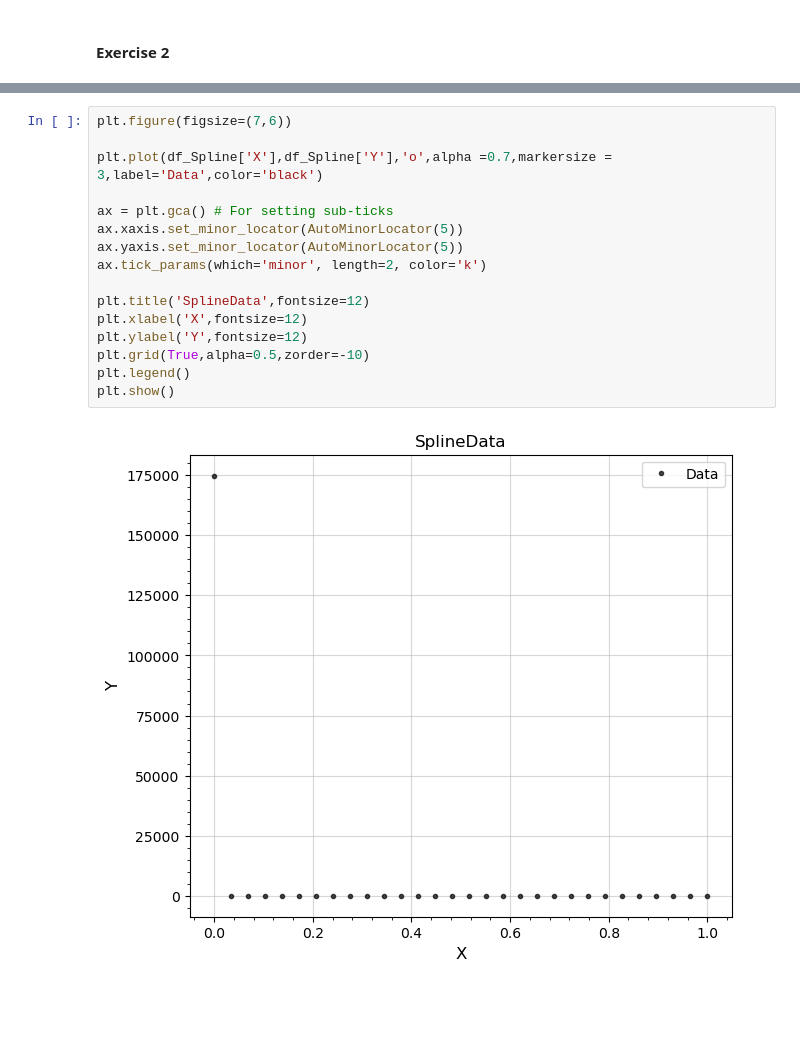
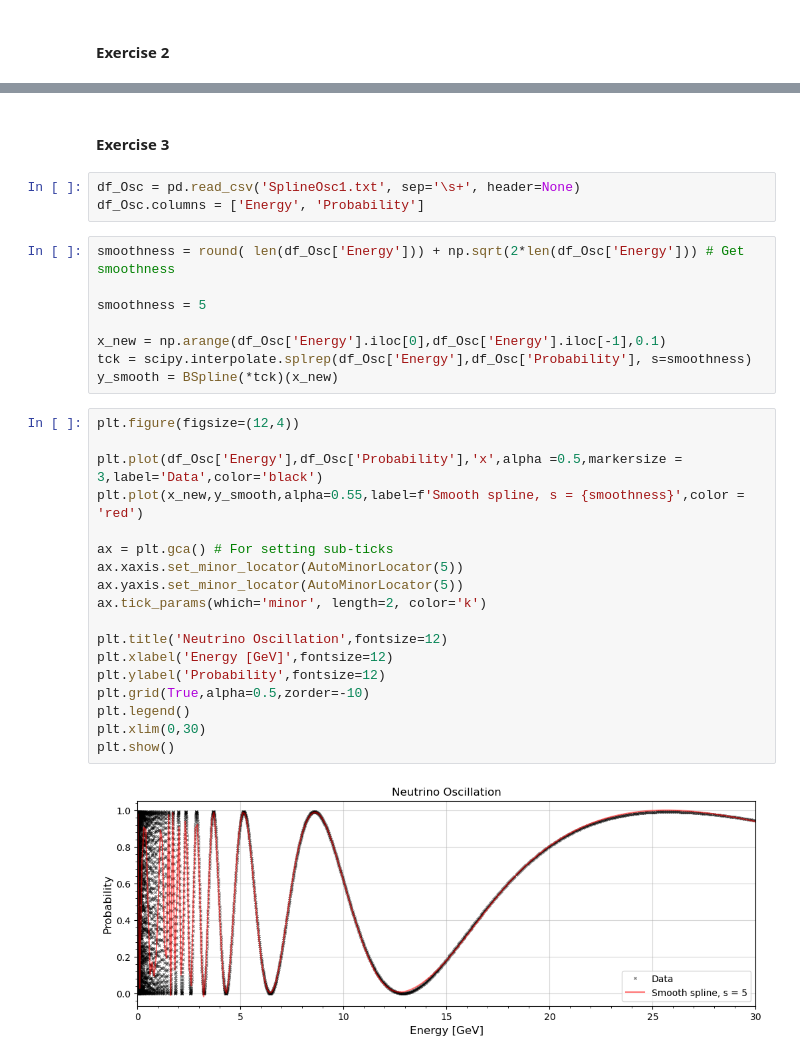
Before and after one commit to Gullaschen/AMAS, a Jupyter notebook: Week 2/Exercise_Spline.ipynb, the cells around one changed output, grey strips where cells are left out. Drawn from its saved outputs; the diff is of its cells as text; blank space fills up the shorter version.

```diff
--- a/Week 2/Exercise_Spline.ipynb
+++ b/Week 2/Exercise_Spline.ipynb
@@ -57,18 +135,33 @@ df_Spline.columns = ['X', 'Y']
+# %% [markdown]
+#### **Exercise 3**
+# %%
+df_Osc = pd.read_csv('SplineOsc1.txt', sep='\s+', header=None)
+df_Osc.columns = ['Energy', 'Probability']
+# %%
+smoothness = round( len(df_Osc['Energy'])) + np.sqrt(2*len(df_Osc['Energy'])) # Get smoothness
+
+smoothness = 5
+
+x_new = np.arange(df_Osc['Energy'].iloc[0],df_Osc['Energy'].iloc[-1],0.1)
+tck = scipy.interpolate.splrep(df_Osc['Energy'],df_Osc['Probability'], s=smoothness)
+y_smooth = BSpline(*tck)(x_new)
 # %%
-plt.figure(figsize=(7,6))
+plt.figure(figsize=(12,4))
 
-plt.plot(df_Spline['X'],df_Spline['Y'],'o',alpha =0.7,markersize = 3,label='Data',color='black')
+plt.plot(df_Osc['Energy'],df_Osc['Probability'],'x',alpha =0.5,markersize = 3,label='Data',color='black')
+plt.plot(x_new,y_smooth,alpha=0.55,label=f'Smooth spline, s = {smoothness}',color = 'red')
 
 ax = plt.gca() # For setting sub-ticks
 ax.xaxis.set_minor_locator(AutoMinorLocator(5))
 ax.yaxis.set_minor_locator(AutoMinorLocator(5))
 ax.tick_params(which='minor', length=2, color='k')
 
-plt.title('SplineData',fontsize=12)
-plt.xlabel('X',fontsize=12)
-plt.ylabel('Y',fontsize=12)
+plt.title('Neutrino Oscillation',fontsize=12)
+plt.xlabel('Energy [GeV]',fontsize=12)
+plt.ylabel('Probability',fontsize=12)
 plt.grid(True,alpha=0.5,zorder=-10)
 plt.legend()
+plt.xlim(0,30)
 plt.show()
 # %% [output]
-[figure, old version]
+[figure, new version]
```
Also changed, not shown: parts of 14 cells of this notebook, 1 other file.
